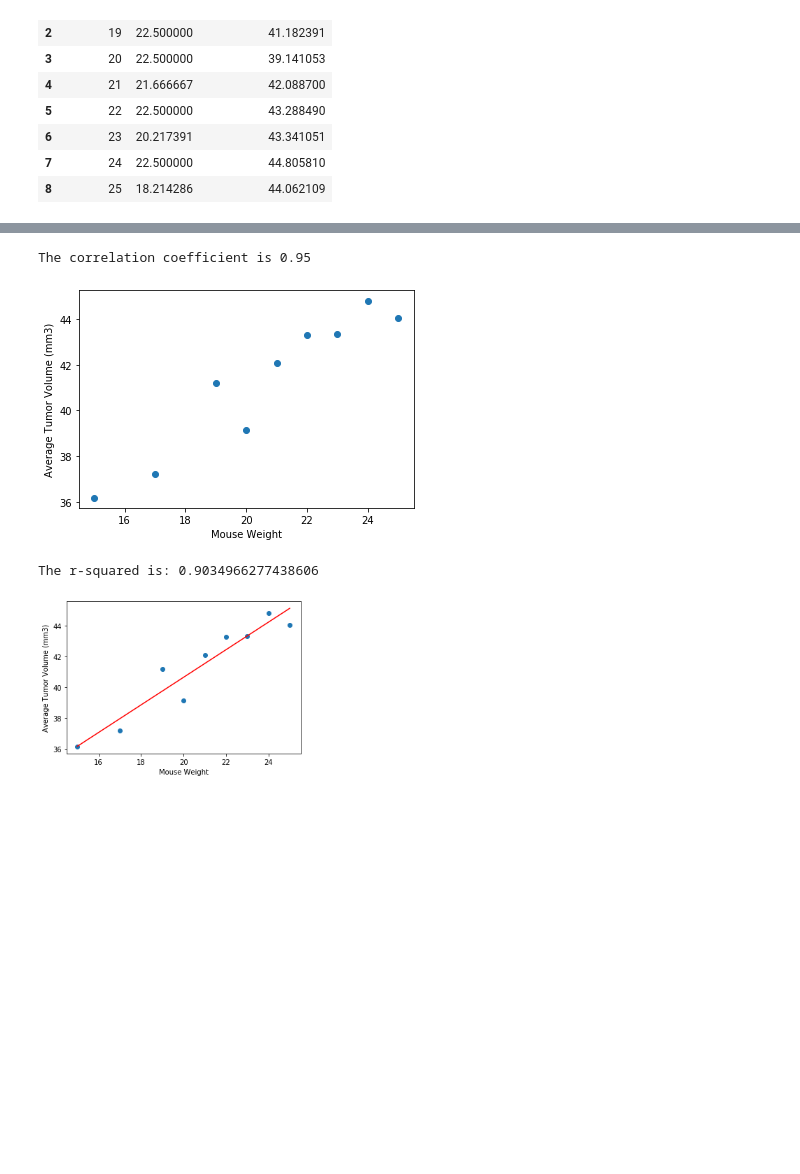
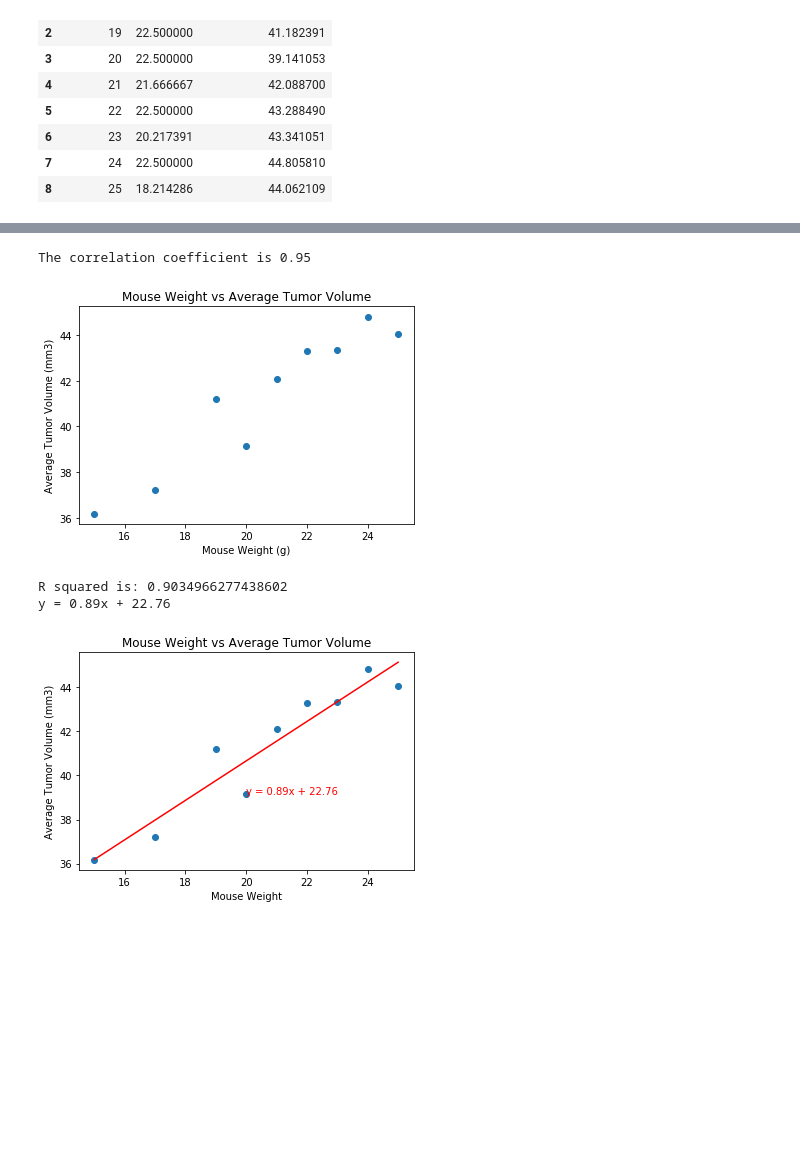
Before and after one commit to gotar1/Pymaceuticals, a Jupyter notebook: Pymaceuticals/pymaceuticals.ipynb, the cells around one changed output, grey strips where cells are left out. Cells and saved outputs as stored; diff of their text form; code cells hidden in the pictures; blank space fills up the shorter version.

```diff
--- a/Pymaceuticals/pymaceuticals.ipynb
+++ b/Pymaceuticals/pymaceuticals.ipynb
@@ -292,5 +260,5 @@ Values below -17.5 could be outliers, and values above 82.5 could also be outlie
 # %%
-columns = ["Drug Regimen","Weight (g)",  "Timepoint", "Tumor Volume (mm3)"]
-line_plot_data = clean_combined_data.loc[clean_combined_data["Drug Regimen"] == "Capomulin", columns]
-line_plot_data
+columns = ["Drug Regimen","Weight (g)",  "Timepoint", "Tumor Volume (mm3)", "Mouse ID"]
+plot_data = clean_combined_data.loc[clean_combined_data["Drug Regimen"] == "Capomulin", columns]
+plot_data
 # %% [output]
@@ -315,5 +304,5 @@ plt.show()
 # %%
-linear_corr = line_plot_data.groupby('Weight (g)').mean()
+linear_corr = plot_data.groupby('Weight (g)').mean()
 linear_corr = linear_corr.reset_index()
 linear_corr
 # %% [output]
@@ -342,26 +332,30 @@ x_values = linear_corr['Weight (g)']
 y_values = linear_corr['Tumor Volume (mm3)']
 correlation = st.pearsonr(x_values,y_values)
 plt.scatter(x_values, y_values)
-plt.xlabel('Mouse Weight')
+plt.xlabel('Mouse Weight (g)')
 plt.ylabel('Average Tumor Volume (mm3)')
+plt.title('Mouse Weight vs Average Tumor Volume')
 print(f"The correlation coefficient is {round(correlation[0],2)}")
 plt.show()
 # %% [output]
 The correlation coefficient is 0.95
-[figure, old version]
+[figure, new version]
 # %%
 x_values = linear_corr['Weight (g)']
 y_values = linear_corr['Tumor Volume (mm3)']
 (slope, intercept, rvalue, pvalue, stderr) = linregress(x_values, y_values)
 regress_values = x_values * slope + intercept
 line_eq = "y = " + str(round(slope,2)) + "x + " + str(round(intercept,2))
 plt.scatter(x_values, y_values)
-plt.plot(x_values,regress_values,"r-")
-plt.annotate(line_eq,(15,10),fontsize=15,color="red")
+plt.plot(x_values,regress_values,"R")
 plt.xlabel('Mouse Weight')
 plt.ylabel('Average Tumor Volume (mm3)')
-print(f"The r-squared is: {rvalue**2}")
+plt.annotate(line_eq,(20, 39.14),fontsize=10,color="red")
+plt.title('Mouse Weight vs Average Tumor Volume')
+print(f"R squared is: {rvalue**2}")
+print(line_eq)
 plt.show()
 # %% [output]
-The r-squared is: 0.9034966277438606
+R squared is: 0.9034966277438602
+y = 0.89x + 22.76
-[figure, old version]
+[figure, new version]
```
Also changed, not shown: parts of 21 cells of this notebook.
